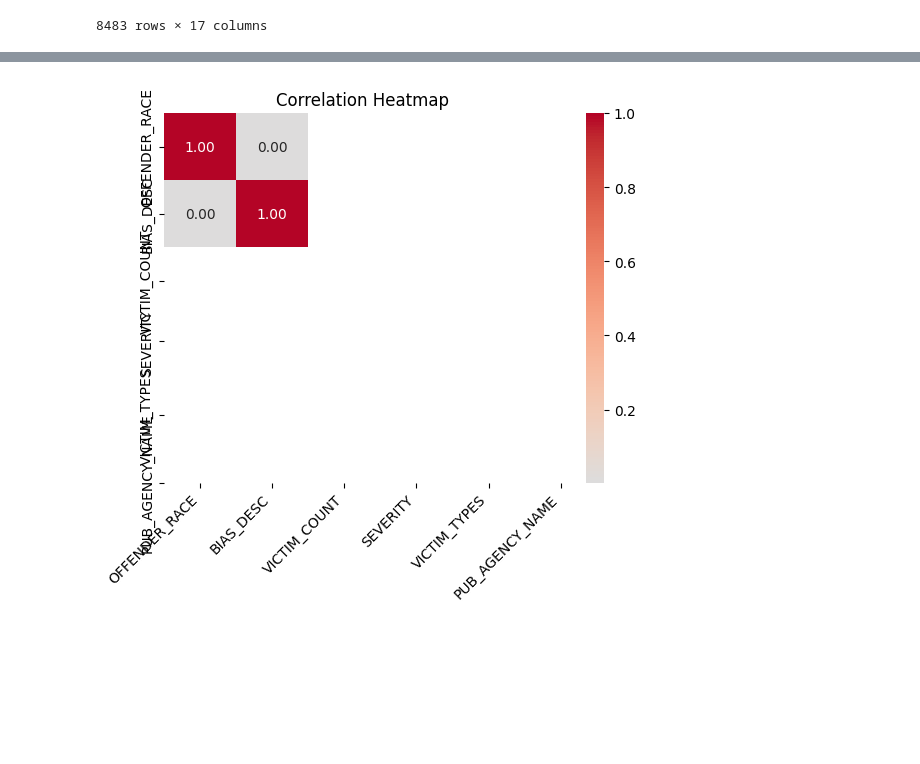
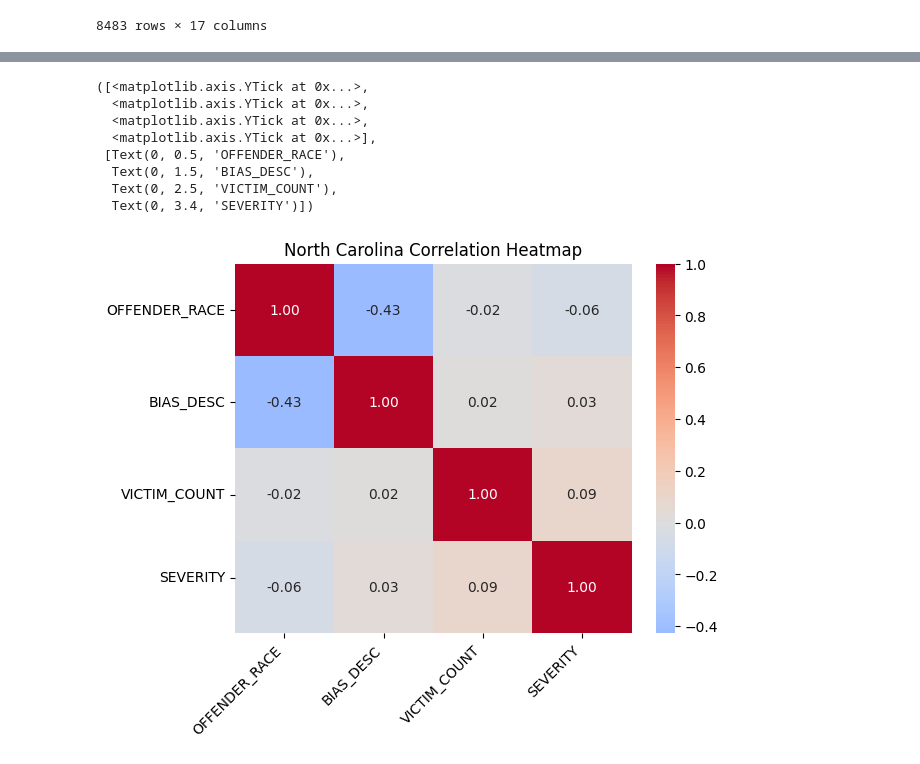
Before and after one commit to Chris-Vicks/Hate_Crime, a Jupyter notebook: notebooks/Cleaned_Work copy.ipynb, the cells around one changed output, grey strips where cells are left out. Drawn from its saved outputs; the diff is of its cells as text; code cells hidden in the pictures; blank space fills up the shorter version.

```diff
--- a/notebooks/Cleaned_Work copy.ipynb
+++ b/notebooks/Cleaned_Work copy.ipynb
@@ -60,27 +45,10 @@ tx_data
 | 8481 | 218045 | 1220183 | 2020 | San Antonio | TX | Texas | Cities 1,000,000 or over | ... |
 | 8482 | 218046 | 1220184 | 2020 | San Antonio | TX | Texas | Cities 1,000,000 or over | ... |
 8483 rows × 17 columns
-# %%
-# Encode categorical variables
-label_encoders = {}
-for col in ['OFFENDER_RACE','BIAS_DESC','SEVERITY','VICTIM_TYPES','PUB_AGENCY_NAME']:
-    le = LabelEncoder()
-    nc_data[col] = le.fit_transform(nc_data[col])
-    label_encoders[col] = le
-
-# # Define your features and target variable
-# X = nc_data[['OFFENDER_RACE','BIAS_DESC']]
-# y = nc_data['SEVERITY']  # Replace with your actual target variable
-
-# # # Split the data into training and testing sets
-# # X_train, X_test, y_train, y_test = train_test_split(X, y, test_size=0.2, random_state=99)
-
-# # # Create and fit the Multinomial Logistic Regression model
-# # model = LogisticRegression(multi_class='multinomial', solver='lbfgs', max_iter=3000)
-# # model.fit(X_train, y_train)
-
-# # # Make predictions on the test set
-# # y_pred = model.predict(X_test)
-
-# # # Evaluate the model
-# # print(classification_report(y_test, y_pred))
+# %%
+# Encode categorical variables
+label_encoders = {}
+for col in ['OFFENDER_RACE','BIAS_DESC', 'SEVERITY']:
+    le = LabelEncoder()
+    nc_data[col] = le.fit_transform(nc_data[col])
+    label_encoders[col] = le
@@ -185,11 +222,18 @@ plt.show()
 # %%
-correlation_matrix2 = tx_data[['OFFENDER_RACE','BIAS_DESC','VICTIM_COUNT','SEVERITY','VICTIM_TYPES','PUB_AGENCY_NAME']].corr()
+correlation_matrix2 = nc_data[['OFFENDER_RACE','BIAS_DESC','VICTIM_COUNT','SEVERITY']].corr()
 sns.heatmap(correlation_matrix2, annot=True, cmap='coolwarm', center=0, fmt='.2f')
-plt.title('Correlation Heatmap')
-labels = ['OFFENDER_RACE','BIAS_DESC','VICTIM_COUNT','SEVERITY','VICTIM_TYPES','PUB_AGENCY_NAME']
-plt.xticks(ticks=[0.5,1.5,2.5,3.5,4.5,5.5], labels=labels, rotation=45, ha='right')
-plt.yticks(ticks=[0.5,1.5,2.5,3.4,4.5,5.5], labels=labels, ha='right')
-plt.show()
+plt.title('North Carolina Correlation Heatmap')
+labels = ['OFFENDER_RACE','BIAS_DESC','VICTIM_COUNT','SEVERITY']
+plt.xticks(ticks=[0.5,1.5,2.5,3.5], labels=labels, rotation=45, ha='right')
+plt.yticks(ticks=[0.5,1.5,2.5,3.4], labels=labels, ha='right')
 # %% [output]
+([<matplotlib.axis.YTick at 0x...>,
+  <matplotlib.axis.YTick at 0x...>,
+  <matplotlib.axis.YTick at 0x...>,
+  <matplotlib.axis.YTick at 0x...>],
+ [Text(0, 0.5, 'OFFENDER_RACE'),
+  Text(0, 1.5, 'BIAS_DESC'),
+  Text(0, 2.5, 'VICTIM_COUNT'),
+  Text(0, 3.4, 'SEVERITY')])
-[figure, old version]
+[figure, new version]
 # %%
```
Also changed, not shown: parts of 27 cells of this notebook, 26 other files.
